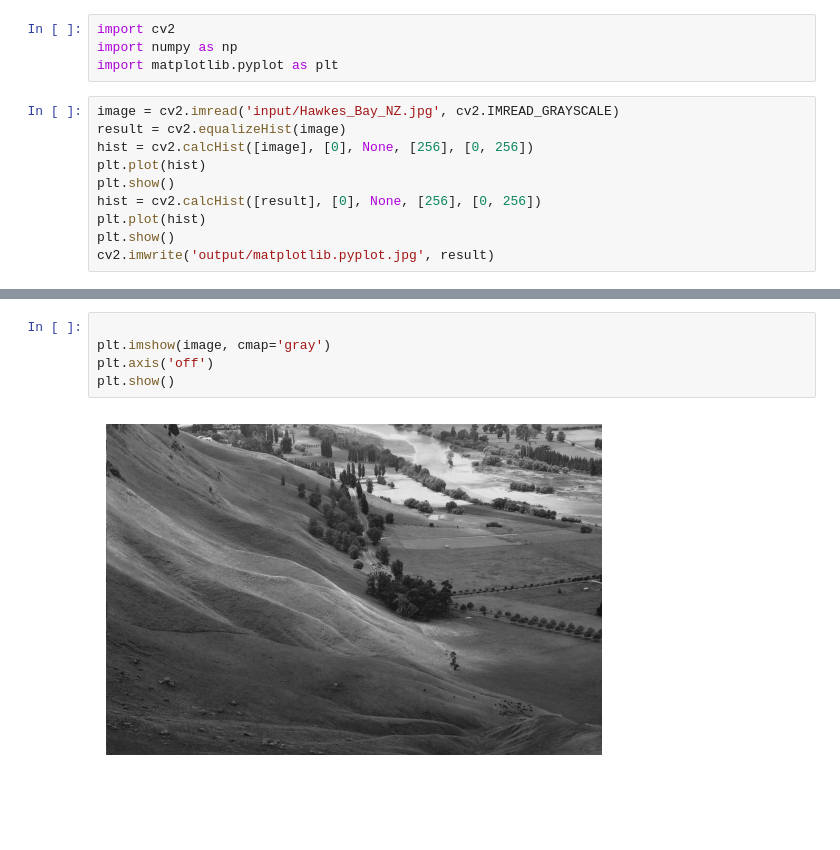
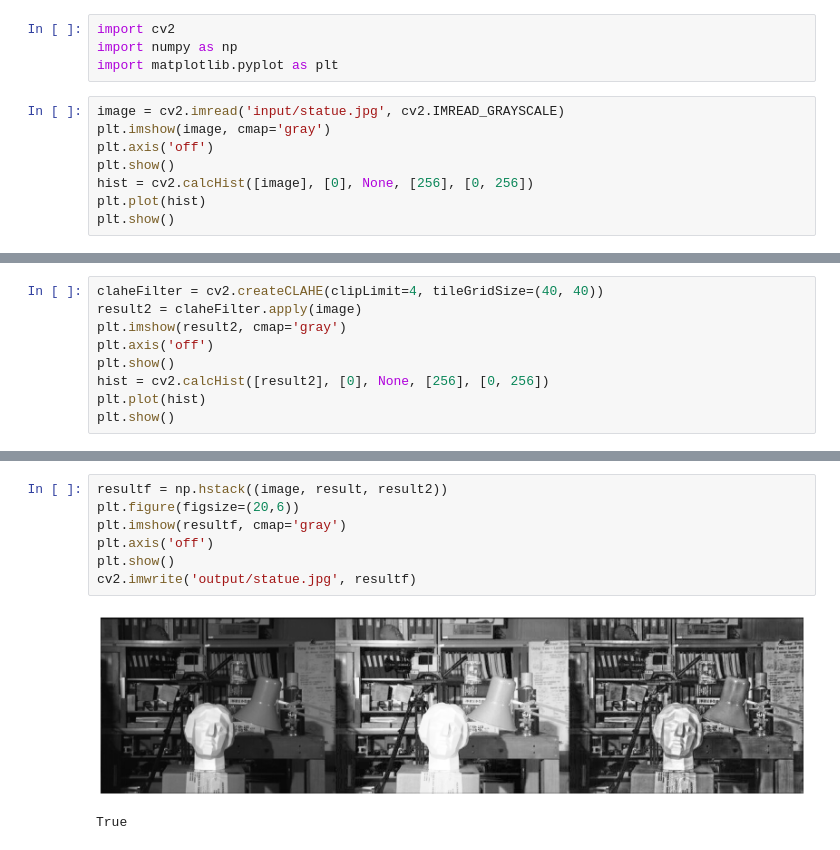
Before and after one commit to MSaberian/PyLearnImageProcessing, a Jupyter notebook: PyLearnIPHistogramEqualization/histogram_equalization.ipynb, the cells around one changed output, grey strips where cells are left out. Cells and saved outputs as stored; diff of their text form; blank space fills up the shorter version.

Commit message:
hist

```diff
--- a/PyLearnIPHistogramEqualization/histogram_equalization.ipynb
+++ b/PyLearnIPHistogramEqualization/histogram_equalization.ipynb
@@ -3,13 +3,11 @@ import cv2
 import numpy as np
 import matplotlib.pyplot as plt
 # %%
-image = cv2.imread('input/Hawkes_Bay_NZ.jpg', cv2.IMREAD_GRAYSCALE)
-result = cv2.equalizeHist(image)
+image = cv2.imread('input/statue.jpg', cv2.IMREAD_GRAYSCALE)
+plt.imshow(image, cmap='gray')
+plt.axis('off')
+plt.show()
 hist = cv2.calcHist([image], [0], None, [256], [0, 256])
 plt.plot(hist)
 plt.show()
-hist = cv2.calcHist([result], [0], None, [256], [0, 256])
-plt.plot(hist)
-plt.show()
-cv2.imwrite('output/matplotlib.pyplot.jpg', result)
 # %% [output]
@@ -18,0 +27,9 @@ True
+# %%
+claheFilter = cv2.createCLAHE(clipLimit=4, tileGridSize=(40, 40))
+result2 = claheFilter.apply(image)
+plt.imshow(result2, cmap='gray')
+plt.axis('off')
+plt.show()
+hist = cv2.calcHist([result2], [0], None, [256], [0, 256])
+plt.plot(hist)
+plt.show()
@@ -19,7 +39,10 @@ True
 # %%
-
-plt.imshow(image, cmap='gray')
+resultf = np.hstack((image, result, result2))
+plt.figure(figsize=(20,6))
+plt.imshow(resultf, cmap='gray')
 plt.axis('off')
 plt.show()
+cv2.imwrite('output/statue.jpg', resultf)
 # %% [output]
-[figure, old version]
+[figure, new version]
+True
```
Also changed, not shown: parts of 4 cells of this notebook, 7 other files.
